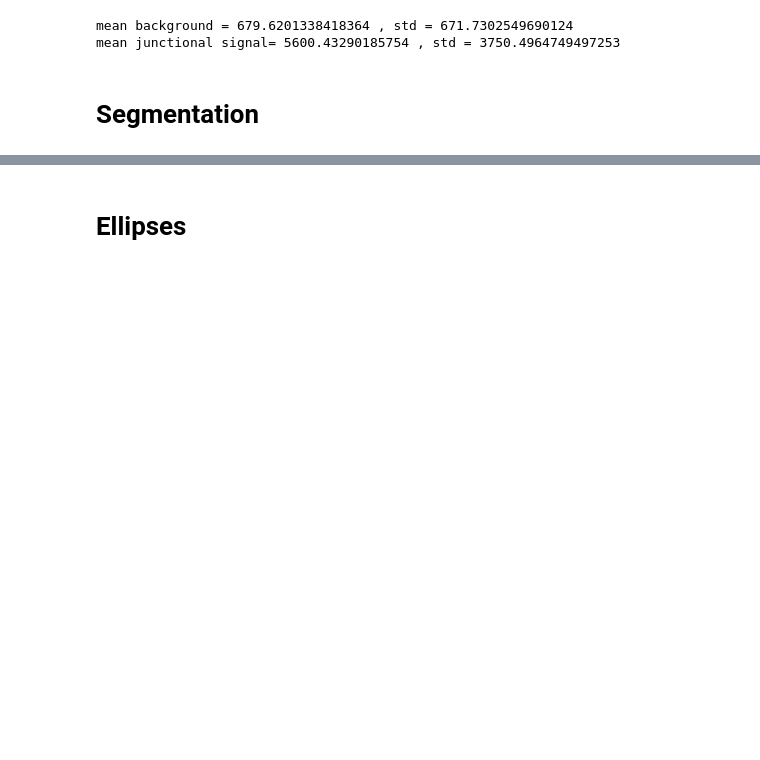
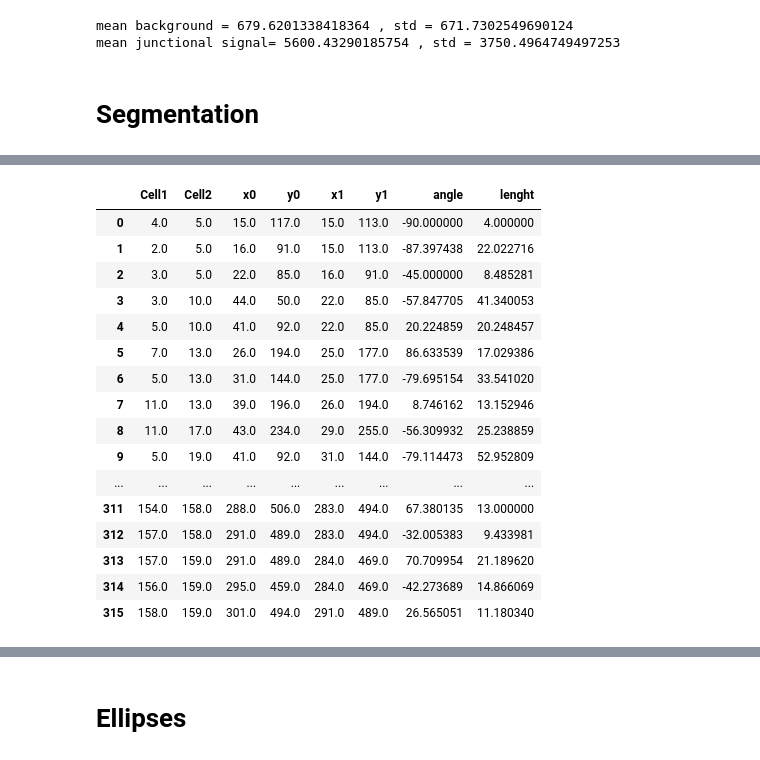
Before and after one commit to suzannelab/Dissect, a Jupyter notebook: notebook/2D-DISSECT-New_architecture-Copy2.ipynb, the cells around one changed output, grey strips where cells are left out. Saved outputs shown, nothing was run; the diff lists cells and outputs as text; code cells hidden in the pictures; blank space fills up the shorter version.

```diff
--- a/notebook/2D-DISSECT-New_architecture-Copy2.ipynb
+++ b/notebook/2D-DISSECT-New_architecture-Copy2.ipynb
@@ -79,0 +75,11 @@ plt.imshow(mask)
+# %%
+plt.figure(figsize=(7,7))
+plt.imshow(mask_inv, origin='lower')
+plt.title('mask_inv')
+mask_inv = mask_inv.astype(int)
+
+mask = ((~mask_inv.astype(bool)).astype(int))
+plt.figure(figsize=(7,7))
+plt.imshow(mask, origin='lower')
+plt.title('mask')
+mask = mask.astype(int)
@@ -342,0 +212,2 @@ NameError: name 'JuncCell' is not defined
+# %%
+images_v, list_vertices, df_vertices = vertices(mask)
@@ -342,0 +234,3 @@ NameError: name 'JuncCell' is not defined
+# %%
+pd.set_option('display.max_rows', None)
+df_vertices
@@ -342,0 +330,20 @@ NameError: name 'JuncCell' is not defined
+# %%
+df4_jonctions
+# %% [output]
+|  | Cell1 | Cell2 | x0 | y0 | x1 | y1 | angle | lenght |
+| 0 | 4.0 | 5.0 | 15.0 | 117.0 | 15.0 | 113.0 | -90.000000 | 4.000000 |
+| 1 | 2.0 | 5.0 | 16.0 | 91.0 | 15.0 | 113.0 | -87.397438 | 22.022716 |
+| 2 | 3.0 | 5.0 | 22.0 | 85.0 | 16.0 | 91.0 | -45.000000 | 8.485281 |
+| 3 | 3.0 | 10.0 | 44.0 | 50.0 | 22.0 | 85.0 | -57.847705 | 41.340053 |
+| 4 | 5.0 | 10.0 | 41.0 | 92.0 | 22.0 | 85.0 | 20.224859 | 20.248457 |
+| 5 | 7.0 | 13.0 | 26.0 | 194.0 | 25.0 | 177.0 | 86.633539 | 17.029386 |
+| 6 | 5.0 | 13.0 | 31.0 | 144.0 | 25.0 | 177.0 | -79.695154 | 33.541020 |
+| 7 | 11.0 | 13.0 | 39.0 | 196.0 | 26.0 | 194.0 | 8.746162 | 13.152946 |
+| 8 | 11.0 | 17.0 | 43.0 | 234.0 | 29.0 | 255.0 | -56.309932 | 25.238859 |
+| 9 | 5.0 | 19.0 | 41.0 | 92.0 | 31.0 | 144.0 | -79.114473 | 52.952809 |
+| ... | ... | ... | ... | ... | ... | ... | ... | ... |
+| 311 | 154.0 | 158.0 | 288.0 | 506.0 | 283.0 | 494.0 | 67.380135 | 13.000000 |
+| 312 | 157.0 | 158.0 | 291.0 | 489.0 | 283.0 | 494.0 | -32.005383 | 9.433981 |
+| 313 | 157.0 | 159.0 | 291.0 | 489.0 | 284.0 | 469.0 | 70.709954 | 21.189620 |
+| 314 | 156.0 | 159.0 | 295.0 | 459.0 | 284.0 | 469.0 | -42.273689 | 14.866069 |
+| 315 | 158.0 | 159.0 | 301.0 | 494.0 | 291.0 | 489.0 | 26.565051 | 11.180340 |
```
Also changed, not shown: parts of 51 cells of this notebook, 4 other files.
